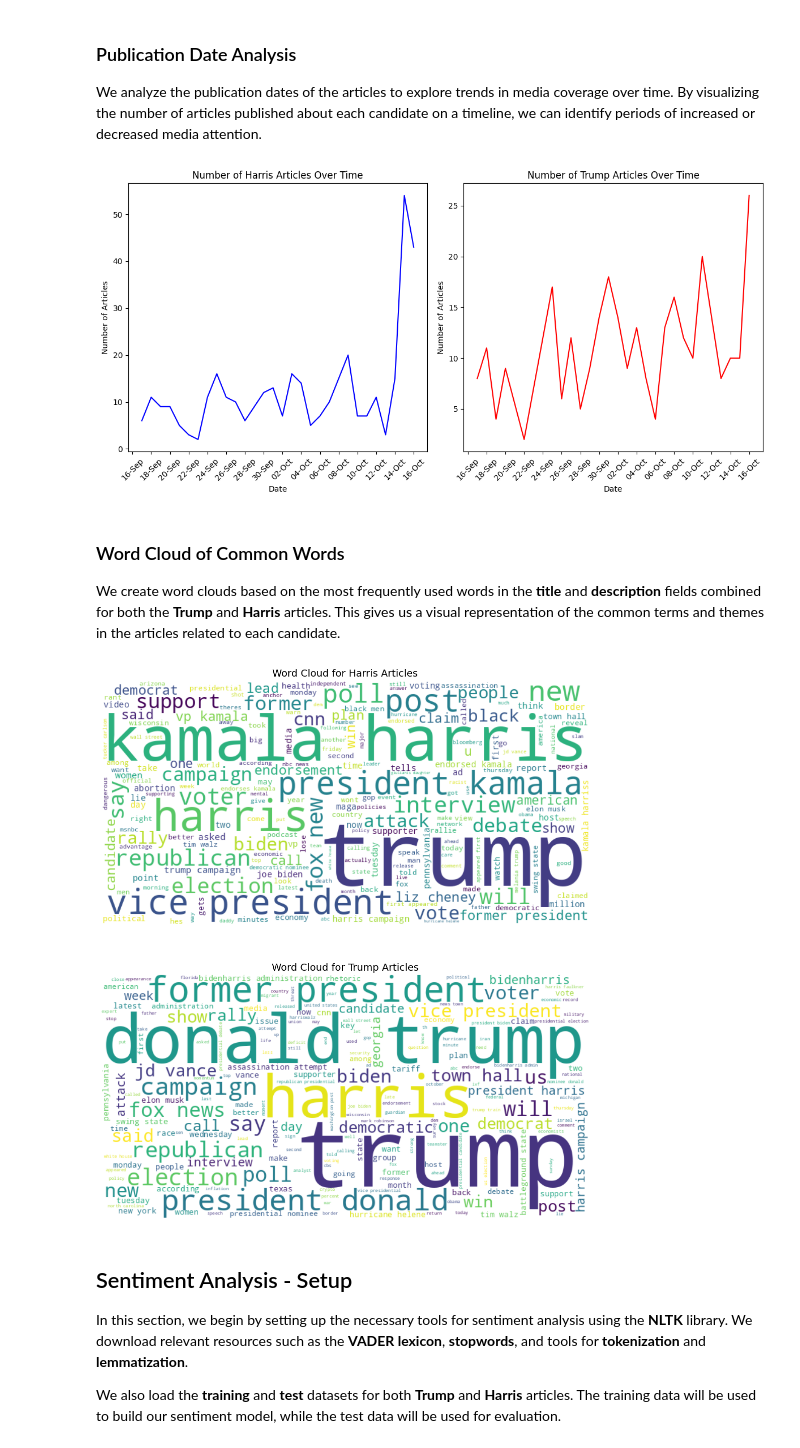
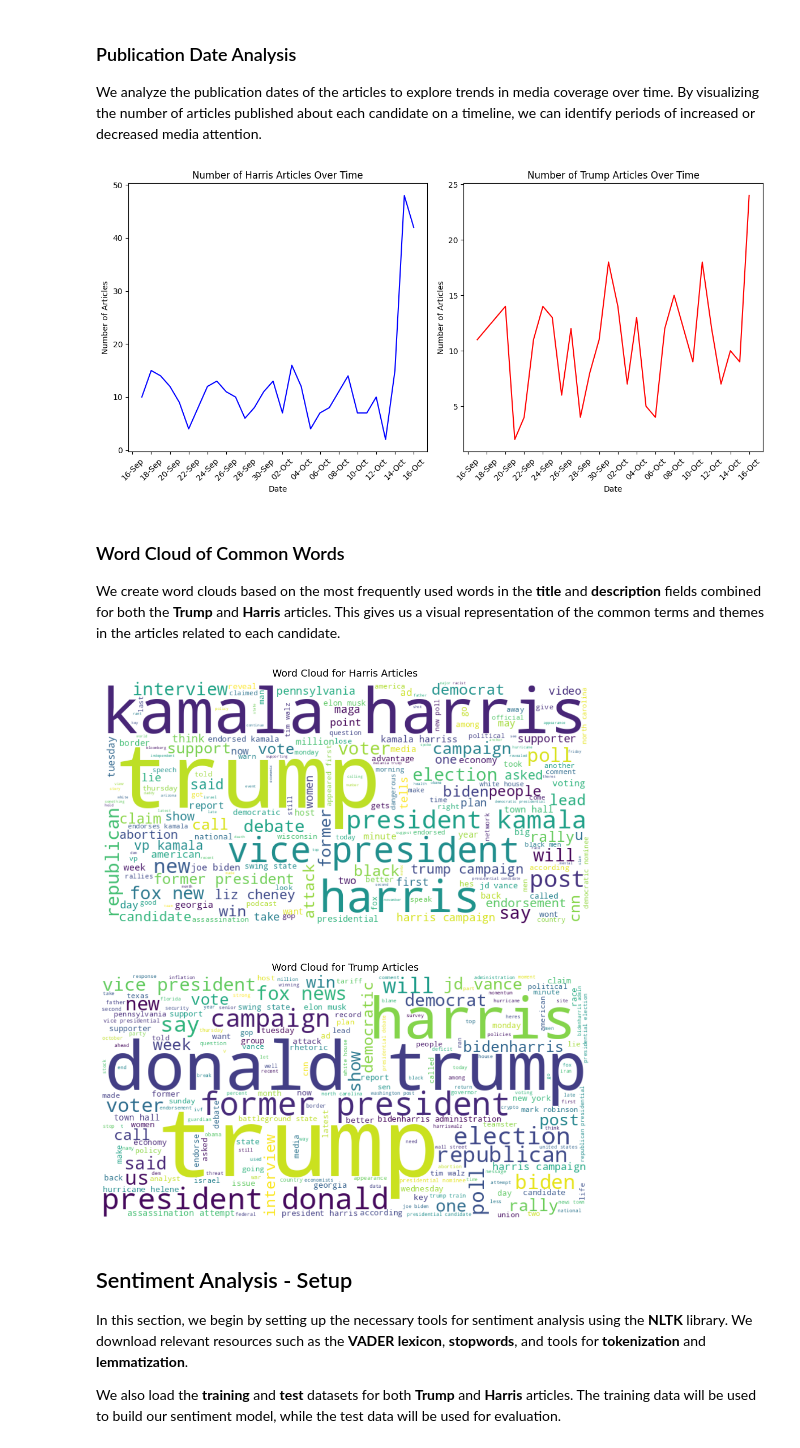
Before and after one commit to FrancoKruger/DS346proj, a Jupyter notebook: EDA_and_NLP_analysis.ipynb, the cells around one changed output. Saved outputs shown, nothing was run; the diff lists cells and outputs as text; code cells hidden in the pictures.

Commit message:
Re-run code after new train/test split

```diff
--- a/EDA_and_NLP_analysis.ipynb
+++ b/EDA_and_NLP_analysis.ipynb
@@ -143,39 +143,42 @@ plt.show()
 
 We analyze the publication dates of the articles to explore trends in media coverage over time. By visualizing the number of articles published about each candidate on a timeline, we can identify periods of increased or decreased media attention.
 # %%
+df_harris_train['publishedAt'] = pd.to_datetime(df_harris_train['publishedAt'], errors='coerce')
+df_trump_train['publishedAt'] = pd.to_datetime(df_trump_train['publishedAt'], errors='coerce')
+
 plt.figure(figsize=(12, 6))
 
 # Harris articles over time
 plt.subplot(1, 2, 1)
 df_harris_train.groupby(df_harris_train["publishedAt"].dt.date).size().plot(
     kind="line", color="blue"
 )
 plt.title("Number of Harris Articles Over Time")
 plt.xlabel("Date")
 plt.ylabel("Number of Articles")
 plt.xticks(rotation=45)
 plt.gca().xaxis.set_major_locator(mdates.DayLocator(interval=2))  # Show every 2nd day
 plt.gca().xaxis.set_major_formatter(
     mdates.DateFormatter("%d-%b")
 )
 
 # Trump articles over time
 plt.subplot(1, 2, 2)
 df_trump_train.groupby(df_trump_train["publishedAt"].dt.date).size().plot(
     kind="line", color="red"
 )
 plt.title("Number of Trump Articles Over Time")
 plt.xlabel("Date")
 plt.ylabel("Number of Articles")
 plt.xticks(rotation=45)
 plt.gca().xaxis.set_major_locator(mdates.DayLocator(interval=2))  # Show every 2nd day
 plt.gca().xaxis.set_major_formatter(
     mdates.DateFormatter("%d-%b")
 )
 plt.tight_layout()
 plt.show()
 # %% [output]
-[figure, old version]
+[figure, new version]
 # %% [markdown]
 ### Word Cloud of Common Words
 
@@ -214,7 +217,7 @@ plt.title("Word Cloud for Trump Articles", fontsize=14)
 plt.tight_layout()
 plt.show()
 # %% [output]
-[figure, old version]
+[figure, new version]
 # %% [markdown]
 ## Sentiment Analysis - Setup
 
```
Also changed, not shown: parts of 4 cells of this notebook, 10 other files.
